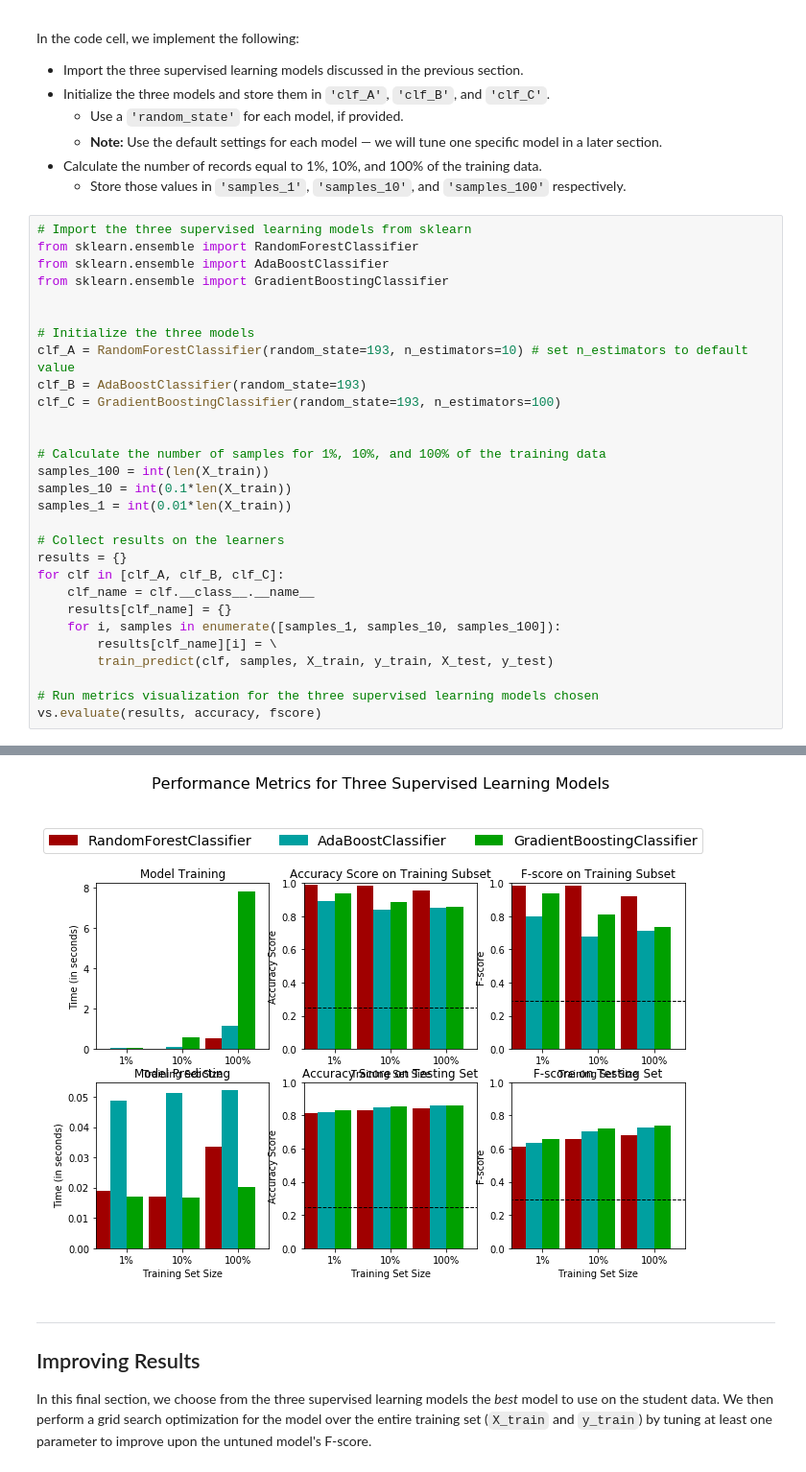
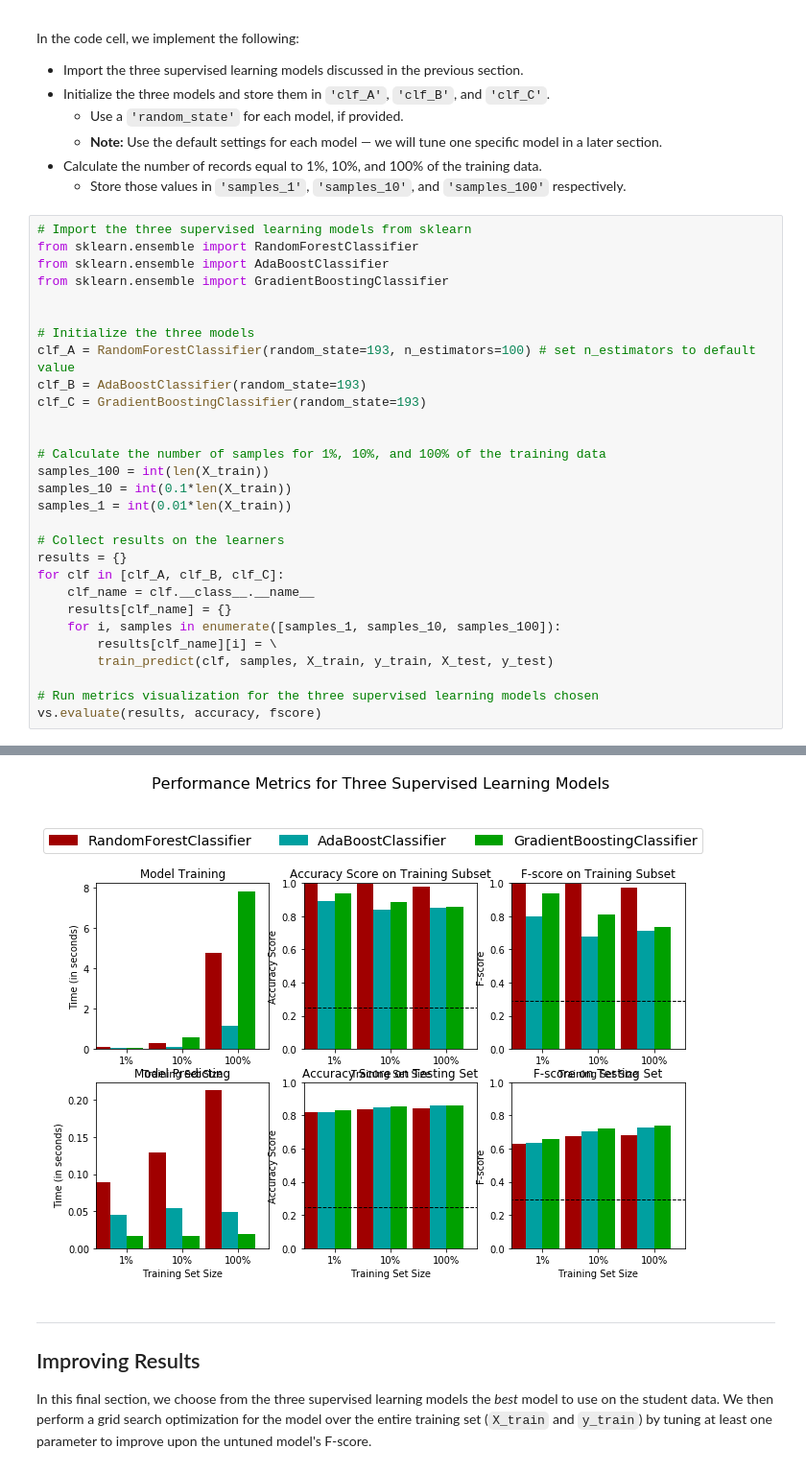
Before and after one commit to jlcossi/finding_donors, a Jupyter notebook: finding_donors.ipynb, the cells around one changed output, grey strips where cells are left out. Shown at 96% size. Cells and saved outputs as stored; diff of their text form.

```diff
--- a/finding_donors.ipynb
+++ b/finding_donors.ipynb
@@ -428,38 +428,38 @@ from sklearn.ensemble import GradientBoostingClassifier
 
 
 # Initialize the three models
-clf_A = RandomForestClassifier(random_state=193, n_estimators=10) # set n_estimators to default value
+clf_A = RandomForestClassifier(random_state=193, n_estimators=100) # set n_estimators to default value
 clf_B = AdaBoostClassifier(random_state=193)
-clf_C = GradientBoostingClassifier(random_state=193, n_estimators=100)
+clf_C = GradientBoostingClassifier(random_state=193)
 
 
 # Calculate the number of samples for 1%, 10%, and 100% of the training data
 samples_100 = int(len(X_train))
 samples_10 = int(0.1*len(X_train))
 samples_1 = int(0.01*len(X_train))
 
 # Collect results on the learners
 results = {}
 for clf in [clf_A, clf_B, clf_C]:
     clf_name = clf.__class__.__name__
     results[clf_name] = {}
     for i, samples in enumerate([samples_1, samples_10, samples_100]):
         results[clf_name][i] = \
         train_predict(clf, samples, X_train, y_train, X_test, y_test)
 
 # Run metrics visualization for the three supervised learning models chosen
 vs.evaluate(results, accuracy, fscore)
 # %% [output]
 RandomForestClassifier trained on 361 samples.
 RandomForestClassifier trained on 3617 samples.
 RandomForestClassifier trained on 36177 samples.
 AdaBoostClassifier trained on 361 samples.
 AdaBoostClassifier trained on 3617 samples.
 AdaBoostClassifier trained on 36177 samples.
 GradientBoostingClassifier trained on 361 samples.
 GradientBoostingClassifier trained on 3617 samples.
 GradientBoostingClassifier trained on 36177 samples.
-[figure, old version]
+[figure, new version]
 # %% [markdown]
 ----
 ## Improving Results
```
Also changed, not shown: parts of 19 cells of this notebook.
